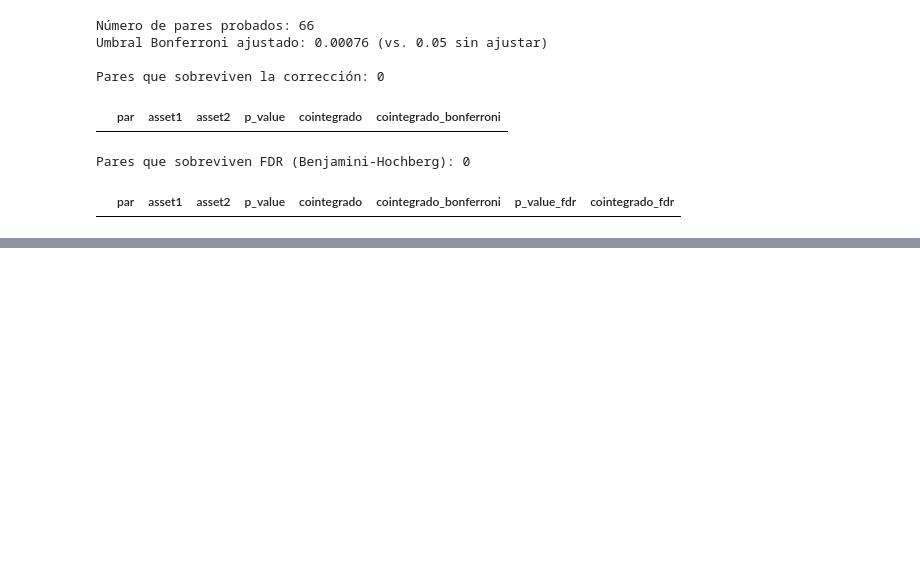
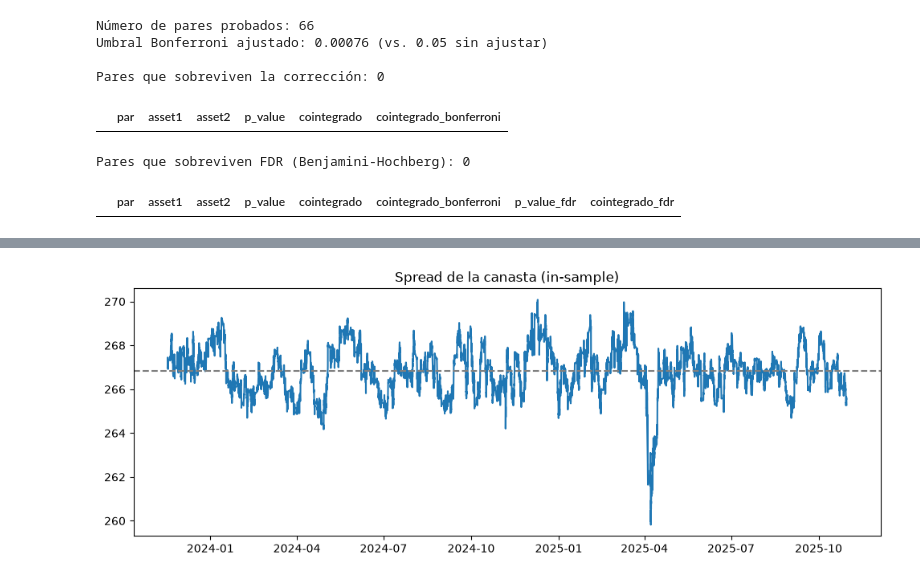
Before and after one commit to SamuOropeza/Investigacion_PCNM, a Jupyter notebook: main.ipynb, the cells around one changed output, grey strips where cells are left out. Cells and saved outputs as stored; diff of their text form; code cells hidden in the pictures; blank space fills up the shorter version.

```diff
--- a/main.ipynb
+++ b/main.ipynb
@@ -206,0 +268,10 @@ Pares que sobreviven FDR (Benjamini-Hochberg): 0
+# %%
+# Reemplaza best_lag por el k_ar_diff con el que obtuviste la única relación significativa
+best_lag = 24
+
+johansen_full = coint_johansen(train, det_order=0, k_ar_diff=best_lag)
+coint_vector = johansen_full.evec[:, 0]  # eigenvector de la primera (única) relación
+
+weights = pd.Series(coint_vector, index=train.columns).sort_values(key=abs, ascending=False)
+print("Pesos de la relación de cointegración (ordenados por magnitud):")
+weights
@@ -206,0 +293,11 @@ Pares que sobreviven FDR (Benjamini-Hochberg): 0
+# %%
+spread_train = train @ coint_vector
+spread_test = test @ coint_vector
+
+plt.figure(figsize=(12, 4))
+plt.plot(spread_train.index, spread_train.values)
+plt.title("Spread de la canasta (in-sample)")
+plt.axhline(spread_train.mean(), color='gray', linestyle='--')
+plt.show()
+# %% [output]
+[figure, added]
```
Also changed, not shown: parts of 15 cells of this notebook.
